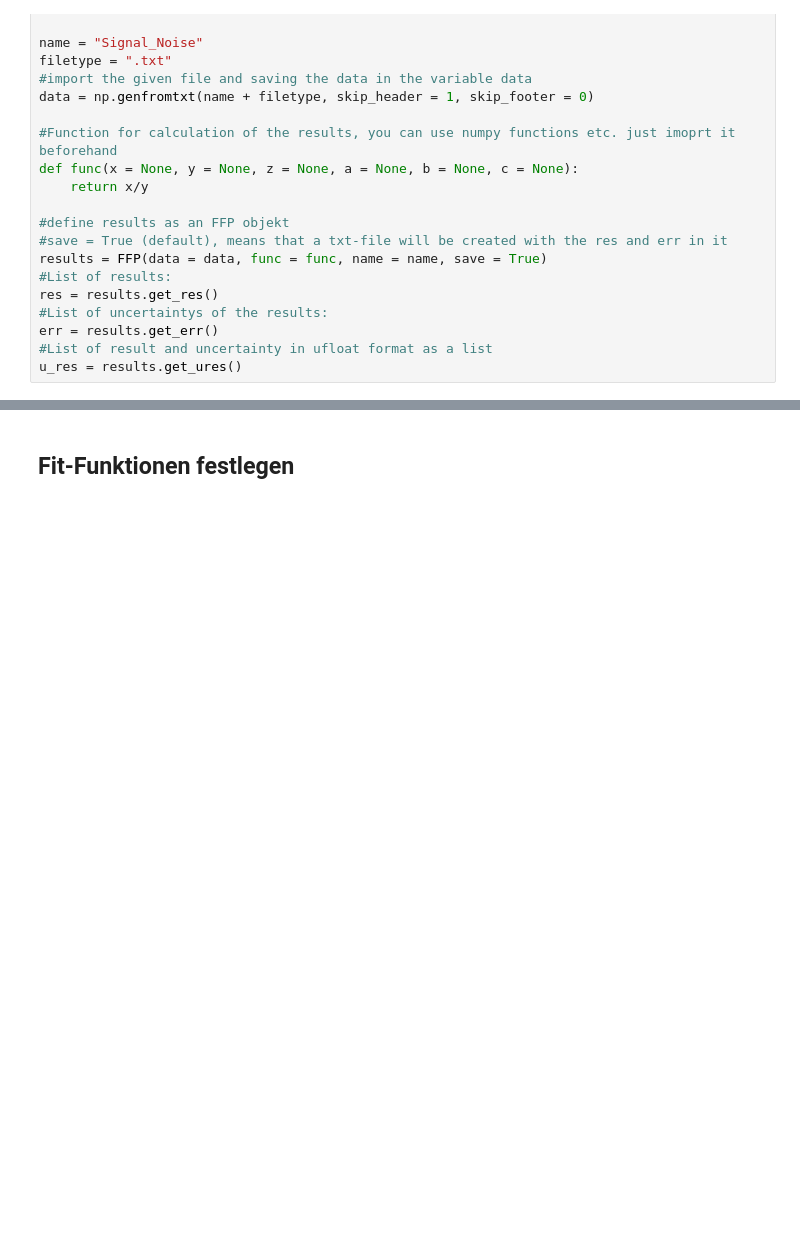
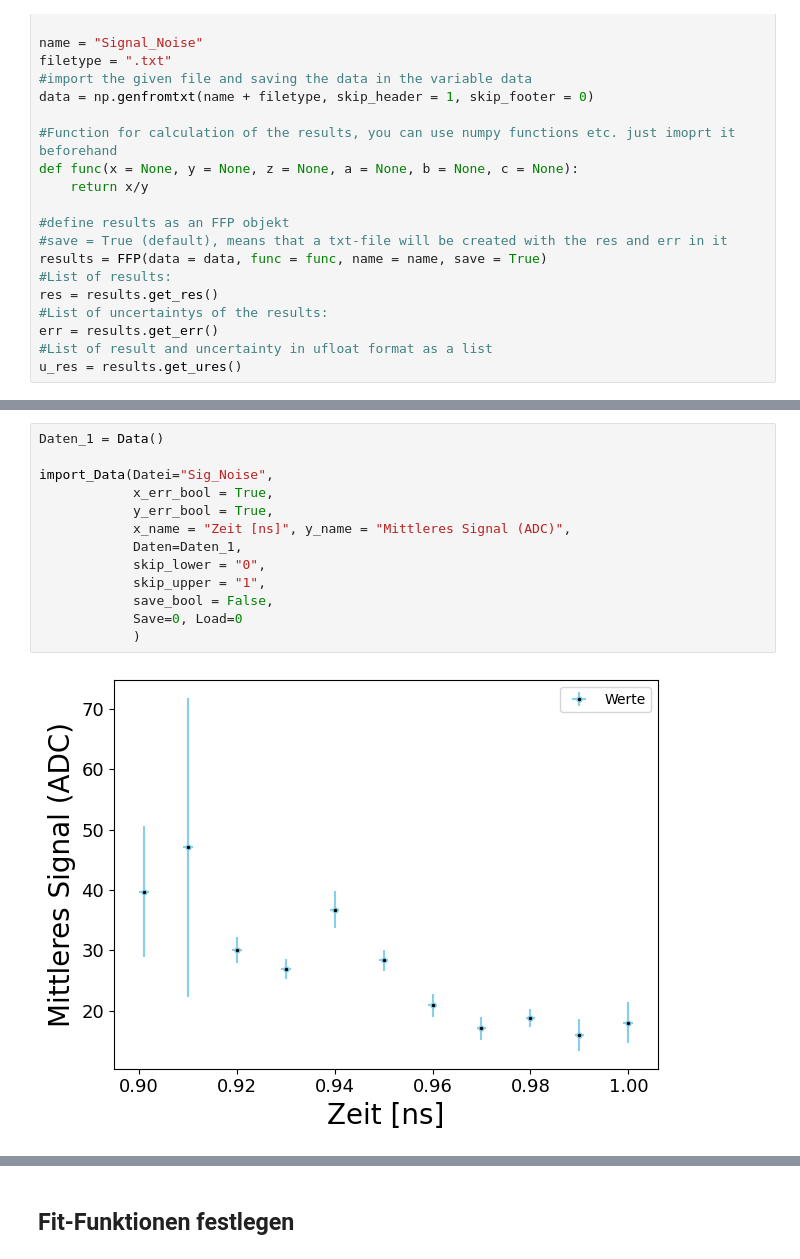
Before and after one commit to TimLockstedt/MP, a Jupyter notebook: FP1/Detector_Noise_Signal.ipynb, the cells around one changed output, grey strips where cells are left out. Saved outputs shown, nothing was run; the diff lists cells and outputs as text; blank space fills up the shorter version.

```diff
--- a/FP1/Detector_Noise_Signal.ipynb
+++ b/FP1/Detector_Noise_Signal.ipynb
@@ -468 +471,16 @@ plt.tight_layout()
+# %%
+Daten_1 = Data()
+
+import_Data(Datei="Sig_Noise",
+            x_err_bool = True,
+            y_err_bool = True,
+            x_name = "Zeit [ns]", y_name = "Mittleres Signal (ADC)",
+            Daten=Daten_1,
+            skip_lower = "0",
+            skip_upper = "1",
+            save_bool = False,
+            Save=0, Load=0
+            )
+# %% [output]
+[figure, added]
 # %%
```
Also changed, not shown: parts of 3 cells of this notebook, 21 other files.
